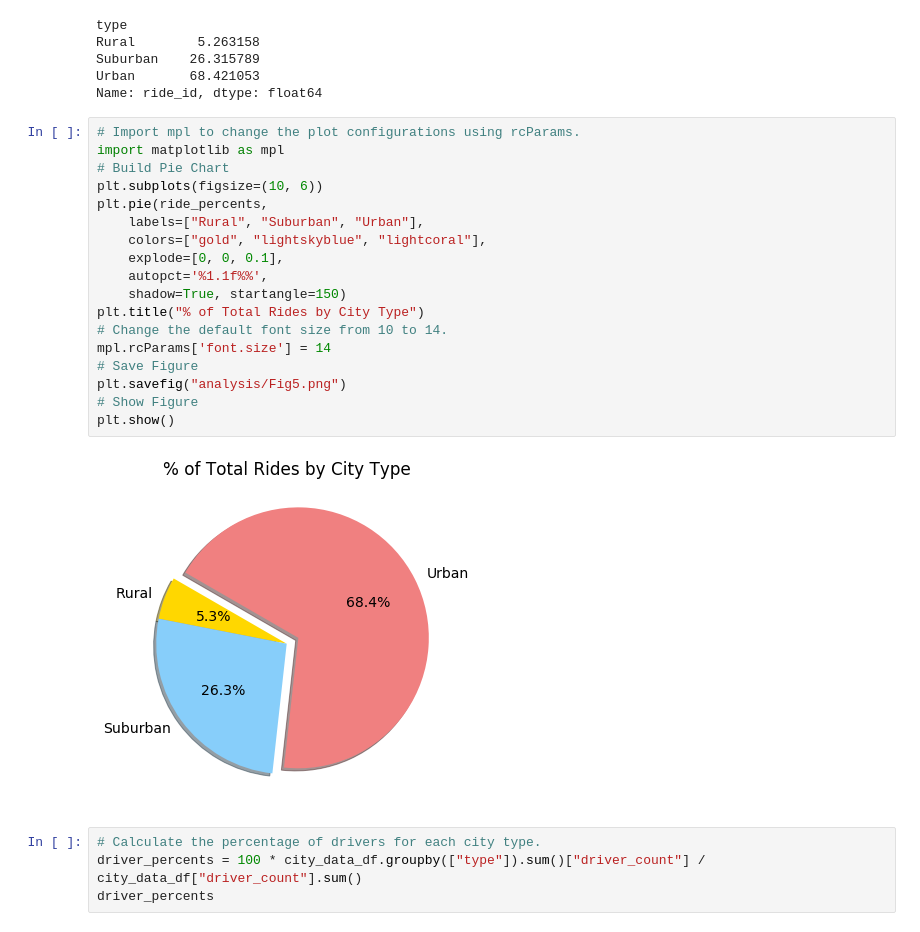
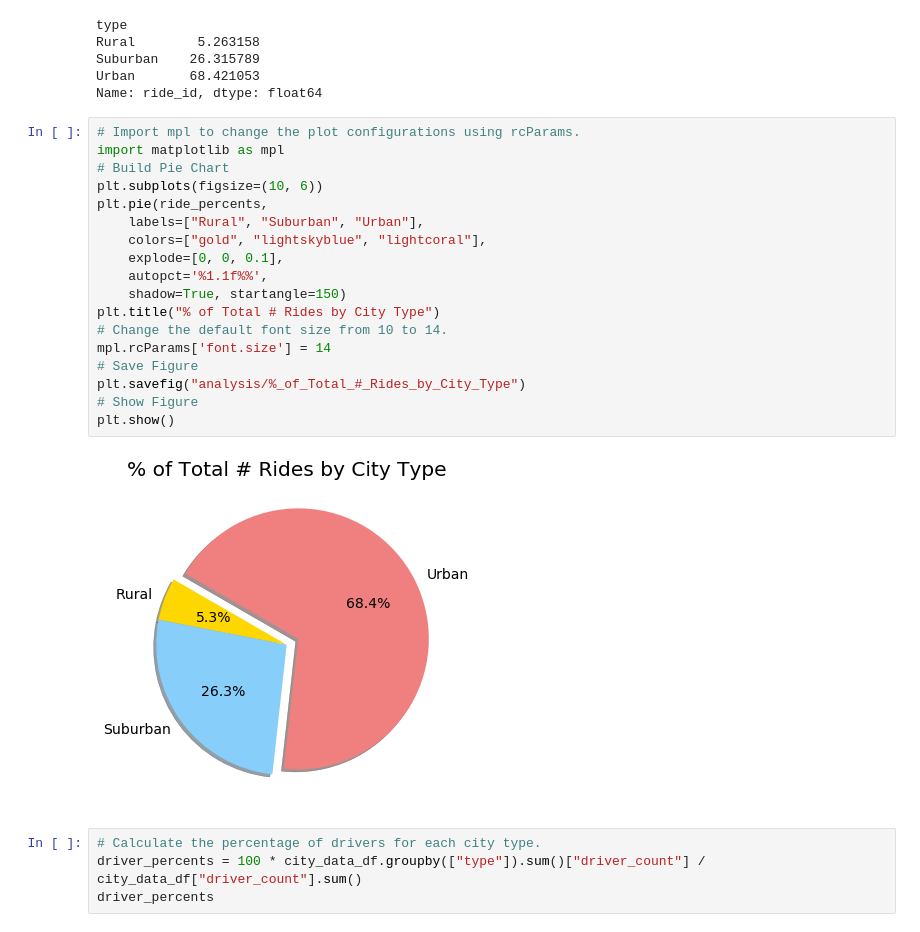
Before and after one commit to swund283/PyBer_Analysis, a Jupyter notebook: PyBer.ipynb, the cells around one changed output. Saved outputs shown, nothing was run; the diff lists cells and outputs as text.

```diff
--- a/PyBer.ipynb
+++ b/PyBer.ipynb
@@ -728,23 +728,23 @@ Name: ride_id, dtype: float64
 # %%
 # Import mpl to change the plot configurations using rcParams.
 import matplotlib as mpl
 # Build Pie Chart
 plt.subplots(figsize=(10, 6))
 plt.pie(ride_percents,
     labels=["Rural", "Suburban", "Urban"],
     colors=["gold", "lightskyblue", "lightcoral"],
     explode=[0, 0, 0.1],
     autopct='%1.1f%%',
     shadow=True, startangle=150)
-plt.title("% of Total Rides by City Type")
+plt.title("% of Total # Rides by City Type")
 # Change the default font size from 10 to 14.
 mpl.rcParams['font.size'] = 14
 # Save Figure
-plt.savefig("analysis/Fig5.png")
+plt.savefig("analysis/%_of_Total_#_Rides_by_City_Type")
 # Show Figure
 plt.show()
 # %% [output]
-[figure, old version]
+[figure, new version]
 # %%
 # Calculate the percentage of drivers for each city type.
 driver_percents = 100 * city_data_df.groupby(["type"]).sum()["driver_count"] / city_data_df["driver_count"].sum()
```
Also changed, not shown: parts of 14 cells of this notebook.
